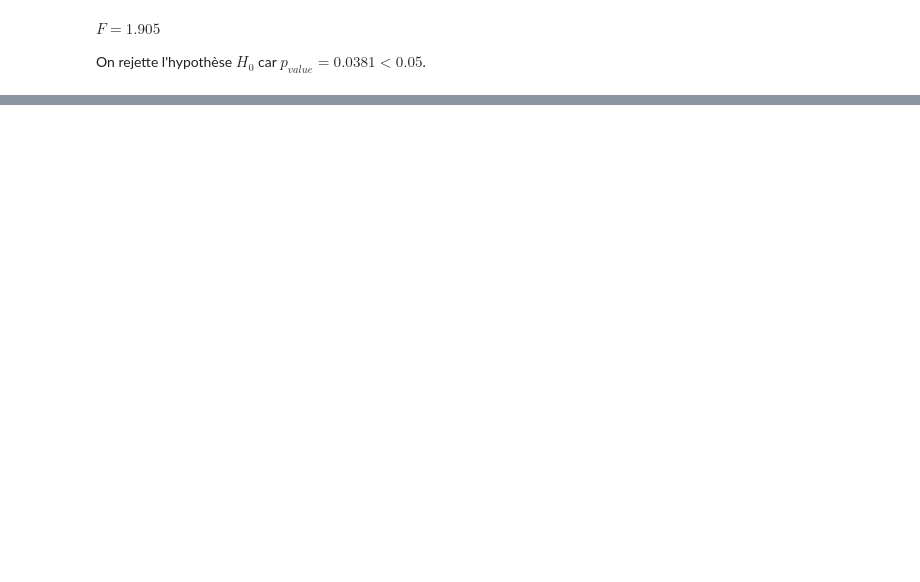
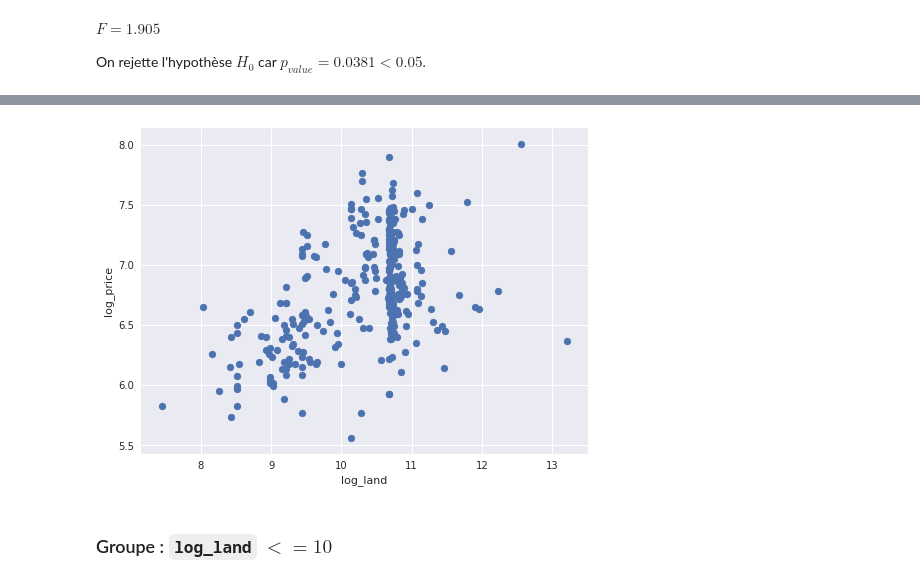
Before and after one commit to Thomas-Koch/SES_722---Econometrie, a Jupyter notebook: TP4.ipynb, the cells around one changed output, grey strips where cells are left out. Saved outputs shown, nothing was run; the diff lists cells and outputs as text; code cells hidden in the pictures; blank space fills up the shorter version.

```diff
--- a/TP4.ipynb
+++ b/TP4.ipynb
@@ -432,0 +537,11 @@ On rejette l'hypothèse $H_0$ car $p_{value} = 0.0381 < 0.05$.
+# %%
+log_price = np.log(price)
+plt.figure(figsize=(8,6))
+plt.scatter(log_land, log_price)
+plt.xlabel("log_land")
+plt.ylabel("log_price")
+plt.show()
+# %% [output]
+[figure, added]
+# %% [markdown]
+### Groupe : `log_land` $<= 10$
```
Also changed, not shown: parts of 28 cells of this notebook, 2 other files.
